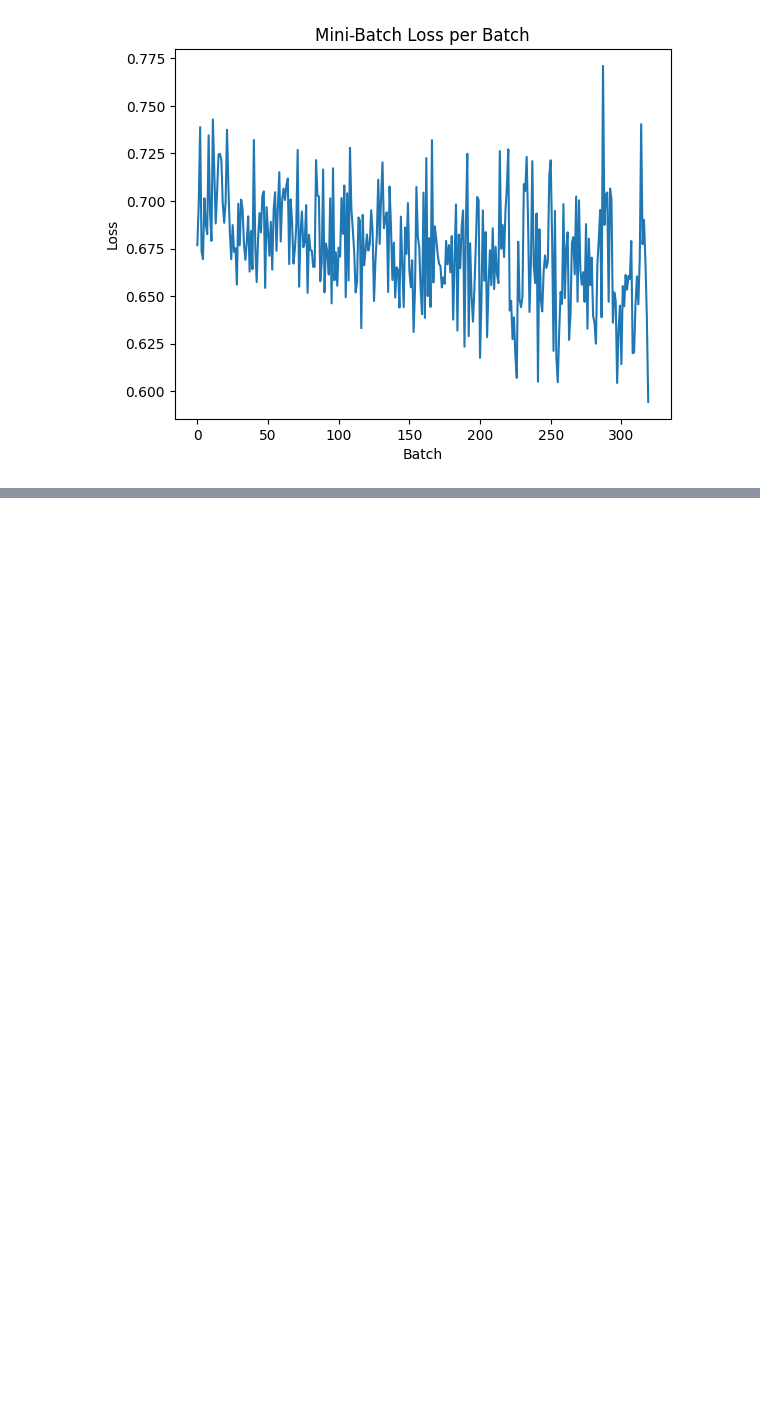
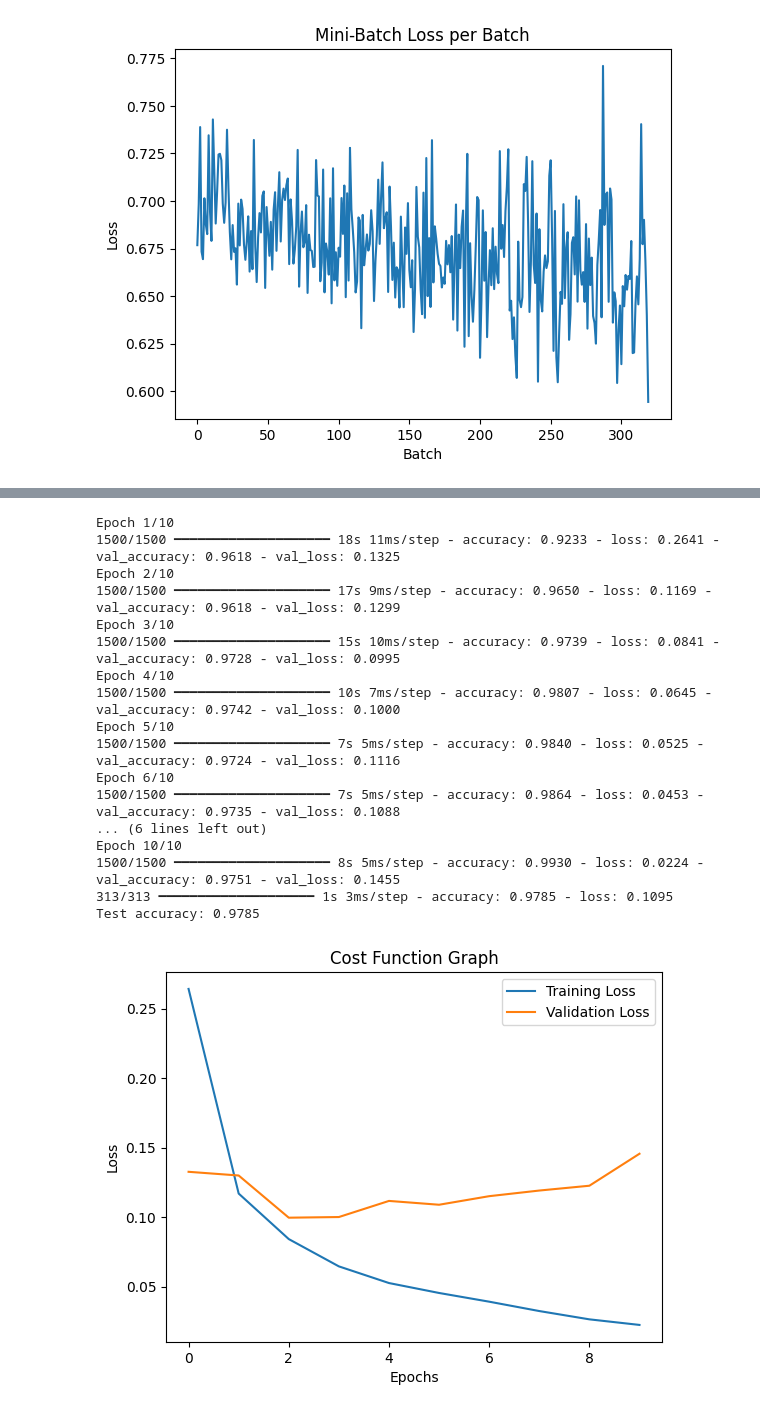
Before and after one commit to itsluckysharma01/Applied-Python-for-AI-ML-DL, a Jupyter notebook: L09_Stochastic_Gradient_Descent_(SGD).ipynb, the cells around one changed output, grey strips where cells are left out. Saved outputs shown, nothing was run; the diff lists cells and outputs as text; code cells hidden in the pictures; blank space fills up the shorter version.

```diff
--- a/L09_Stochastic_Gradient_Descent_(SGD).ipynb
+++ b/L09_Stochastic_Gradient_Descent_(SGD).ipynb
@@ -284,0 +333,20 @@ Epoch [10/10], Loss: 0.5944
+# %%
+import tensorflow as tf
+from tensorflow.keras.datasets import mnist
+from tensorflow.keras.utils import to_categorical
+
+(x_train, y_train), (x_test, y_test) = mnist.load_data()
+
+x_train = x_train.reshape(-1, 784).astype('float32') / 255.0
+x_test = x_test.reshape(-1, 784).astype('float32') / 255.0
+
+model = tf.keras.Sequential([
+    tf.keras.layers.Dense(64, activation='relu', input_shape=(784,)),
+    tf.keras.layers.Dense(10, activation='softmax')
+])
+
+model.compile(optimizer=tf.keras.optimizers.Adagrad(learning_rate=0.01),
+              loss='sparse_categorical_crossentropy',
+              metrics=['accuracy'])
+
+model.fit(x_train, y_train, epochs=5)
@@ -284,0 +433,59 @@ Epoch [10/10], Loss: 0.5944
+# %%
+import tensorflow as tf
+from tensorflow.keras.datasets import mnist
+from tensorflow.keras.models import Sequential
+from tensorflow.keras.layers import Dense, Flatten
+from tensorflow.keras.utils import to_categorical
+import matplotlib.pyplot as plt
+
+(x_train, y_train), (x_test, y_test) = mnist.load_data()
+
+x_train = x_train.astype('float32') / 255.0
+x_test = x_test.astype('float32') / 255.0
+y_train = to_categorical(y_train, 10)
+y_test = to_categorical(y_test, 10)
+
+model = Sequential([
+    Flatten(input_shape=(28, 28)),
+    Dense(128, activation='relu'),
+    Dense(64, activation='relu'),
+    Dense(10, activation='softmax')
+])
+
+model.compile(optimizer=tf.keras.optimizers.RMSprop(learning_rate=0.001, rho=0.9),
+              loss='categorical_crossentropy',
+              metrics=['accuracy'])
+
+history = model.fit(x_train, y_train, epochs=10,
+                    batch_size=32, validation_split=0.2)
+
+
+loss, accuracy = model.evaluate(x_test, y_test)
+print(f'Test accuracy: {accuracy:.4f}')
+
+plt.plot(history.history['loss'], label='Training Loss')
+plt.plot(history.history['val_loss'], label='Validation Loss')
+plt.xlabel('Epochs')
+plt.ylabel('Loss')
+plt.title('Cost Function Graph')
+plt.legend()
+plt.show()
+# %% [output]
+Epoch 1/10
+1500/1500 ━━━━━━━━━━━━━━━━━━━━ 18s 11ms/step - accuracy: 0.9233 - loss: 0.2641 - val_accuracy: 0.9618 - val_loss: 0.1325
+Epoch 2/10
+1500/1500 ━━━━━━━━━━━━━━━━━━━━ 17s 9ms/step - accuracy: 0.9650 - loss: 0.1169 - val_accuracy: 0.9618 - val_loss: 0.1299
+Epoch 3/10
+1500/1500 ━━━━━━━━━━━━━━━━━━━━ 15s 10ms/step - accuracy: 0.9739 - loss: 0.0841 - val_accuracy: 0.9728 - val_loss: 0.0995
+Epoch 4/10
+1500/1500 ━━━━━━━━━━━━━━━━━━━━ 10s 7ms/step - accuracy: 0.9807 - loss: 0.0645 - val_accuracy: 0.9742 - val_loss: 0.1000
+Epoch 5/10
+1500/1500 ━━━━━━━━━━━━━━━━━━━━ 7s 5ms/step - accuracy: 0.9840 - loss: 0.0525 - val_accuracy: 0.9724 - val_loss: 0.1116
+Epoch 6/10
+1500/1500 ━━━━━━━━━━━━━━━━━━━━ 7s 5ms/step - accuracy: 0.9864 - loss: 0.0453 - val_accuracy: 0.9735 - val_loss: 0.1088
+... (6 lines left out)
+Epoch 10/10
+1500/1500 ━━━━━━━━━━━━━━━━━━━━ 8s 5ms/step - accuracy: 0.9930 - loss: 0.0224 - val_accuracy: 0.9751 - val_loss: 0.1455
+313/313 ━━━━━━━━━━━━━━━━━━━━ 1s 3ms/step - accuracy: 0.9785 - loss: 0.1095
+Test accuracy: 0.9785
+[figure, added]
```
Also changed, not shown: parts of 8 cells of this notebook, 8 other files.
